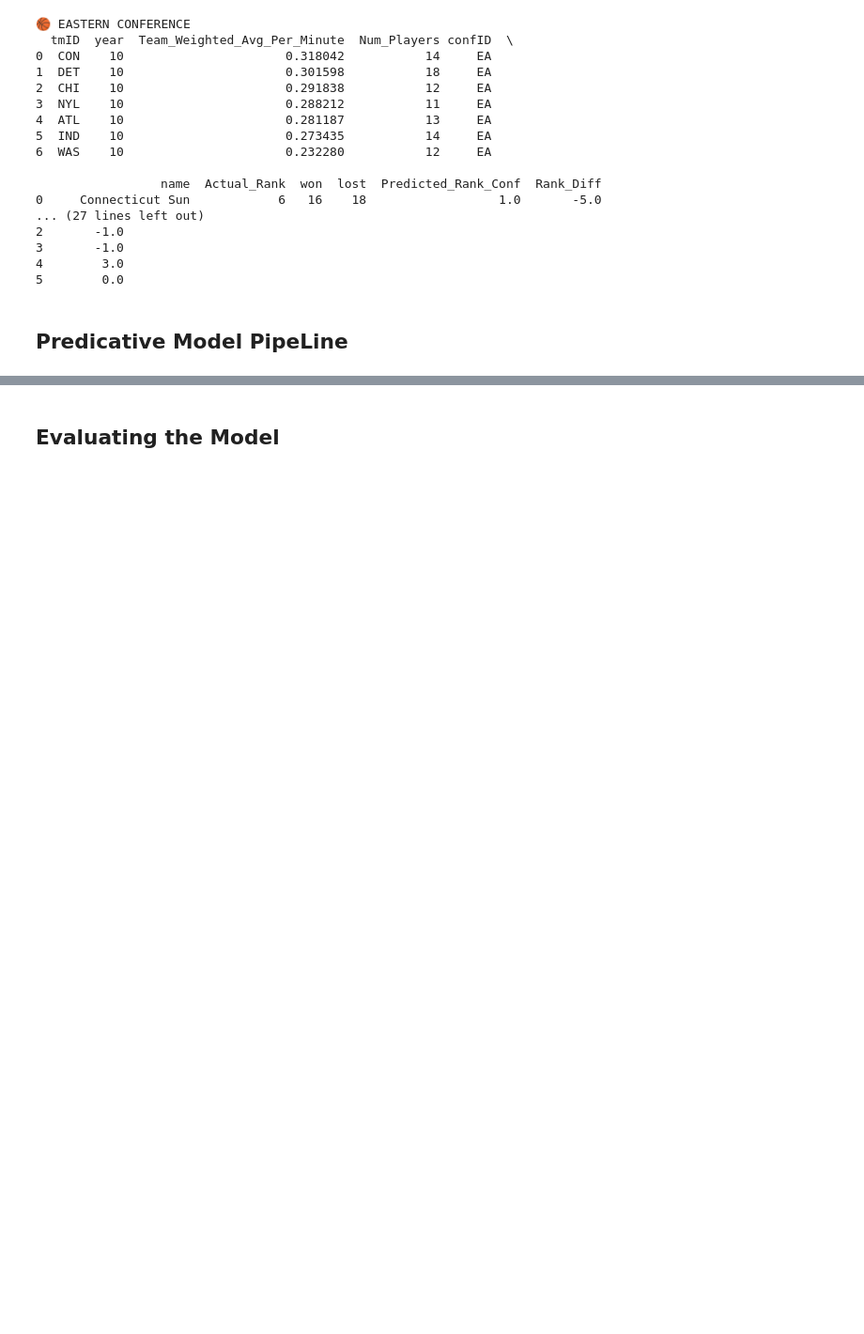
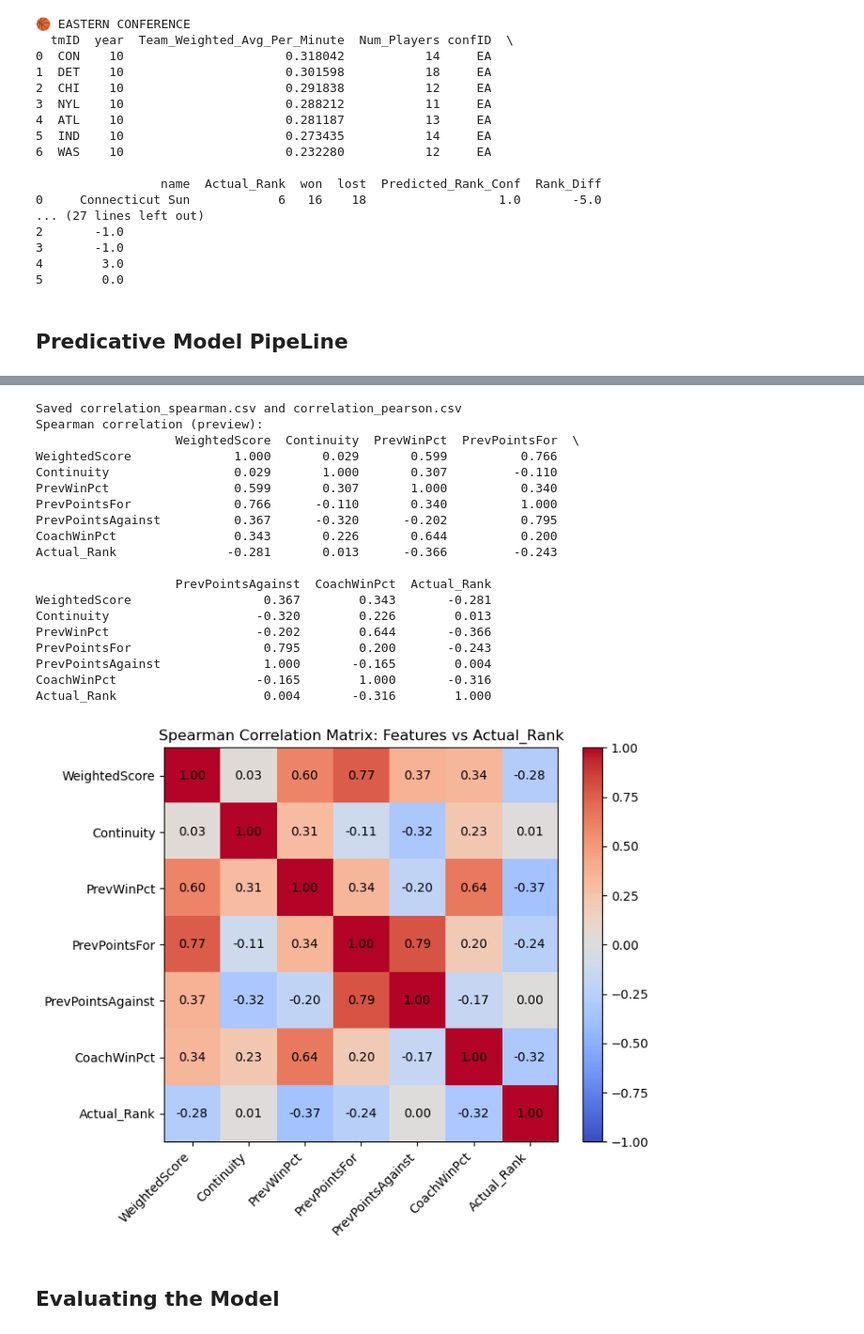
Before and after one commit to FranciscoAlves124/AC, a Jupyter notebook: rankings/rankings.ipynb, the cells around one changed output, grey strips where cells are left out. Shown at 94% size. Drawn from its saved outputs; the diff is of its cells as text; code cells hidden in the pictures; blank space fills up the shorter version.

Commit message:
Improved Ranking pipeline

```diff
--- a/rankings/rankings.ipynb
+++ b/rankings/rankings.ipynb
@@ -548,2 +919,67 @@ print(west)
+# %%
+# ================================
+# FEATURE/TARGET CORRELATION MATRIX
+# ================================
+import numpy as np
+import pandas as pd
+import matplotlib.pyplot as plt
+
+# Select engineered features + target
+corr_cols = feature_cols + ["Actual_Rank"]
+subset = dataset[corr_cols].copy()
+
+# Compute Spearman correlation (robust for rankings/ordinal target)
+spearman_corr = subset.corr(method="spearman")
+
+# Also compute Pearson for comparison (optional)
+pearson_corr = subset.corr(method="pearson")
+
+# Save to CSV for reference
+spearman_corr.to_csv("correlation_spearman.csv")
+pearson_corr.to_csv("correlation_pearson.csv")
+
+print("Saved correlation_spearman.csv and correlation_pearson.csv")
+print("Spearman correlation (preview):")
+print(spearman_corr.round(3))
+
+# Plot Spearman correlation heatmap
+fig, ax = plt.subplots(figsize=(8,6))
+cax = ax.imshow(spearman_corr.values, cmap="coolwarm", vmin=-1, vmax=1)
+ax.set_title("Spearman Correlation Matrix: Features vs Actual_Rank")
+ax.set_xticks(np.arange(len(corr_cols)))
+ax.set_yticks(np.arange(len(corr_cols)))
+ax.set_xticklabels(corr_cols, rotation=45, ha="right")
+ax.set_yticklabels(corr_cols)
+
+# Annotate cells
+for i in range(len(corr_cols)):
+    for j in range(len(corr_cols)):
+        val = spearman_corr.values[i, j]
+        ax.text(j, i, f"{val:.2f}", va="center", ha="center", color="black")
+
+fig.colorbar(cax, ax=ax, fraction=0.046, pad=0.04)
+fig.tight_layout()
+plt.show()
+# %% [output]
+Saved correlation_spearman.csv and correlation_pearson.csv
+Spearman correlation (preview):
+                   WeightedScore  Continuity  PrevWinPct  PrevPointsFor  \
+WeightedScore              1.000       0.029       0.599          0.766
+Continuity                 0.029       1.000       0.307         -0.110
+PrevWinPct                 0.599       0.307       1.000          0.340
+PrevPointsFor              0.766      -0.110       0.340          1.000
+PrevPointsAgainst          0.367      -0.320      -0.202          0.795
+CoachWinPct                0.343       0.226       0.644          0.200
+Actual_Rank               -0.281       0.013      -0.366         -0.243
+
+                   PrevPointsAgainst  CoachWinPct  Actual_Rank
+WeightedScore                  0.367        0.343       -0.281
+Continuity                    -0.320        0.226        0.013
+PrevWinPct                    -0.202        0.644       -0.366
+PrevPointsFor                  0.795        0.200       -0.243
+PrevPointsAgainst              1.000       -0.165        0.004
+CoachWinPct                   -0.165        1.000       -0.316
+Actual_Rank                    0.004       -0.316        1.000
+[figure, added]
 # %% [markdown]
 ## Evaluating the Model
```
Also changed, not shown: parts of 5 cells of this notebook, 4 other files.
